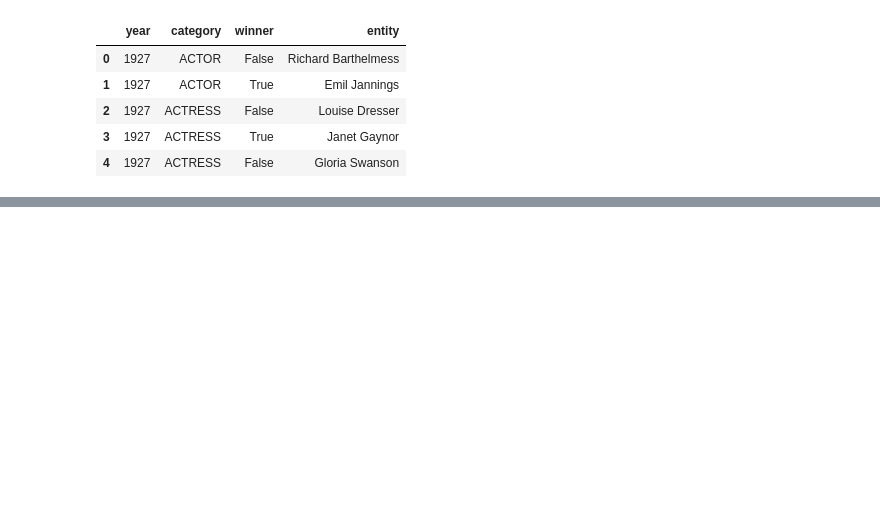
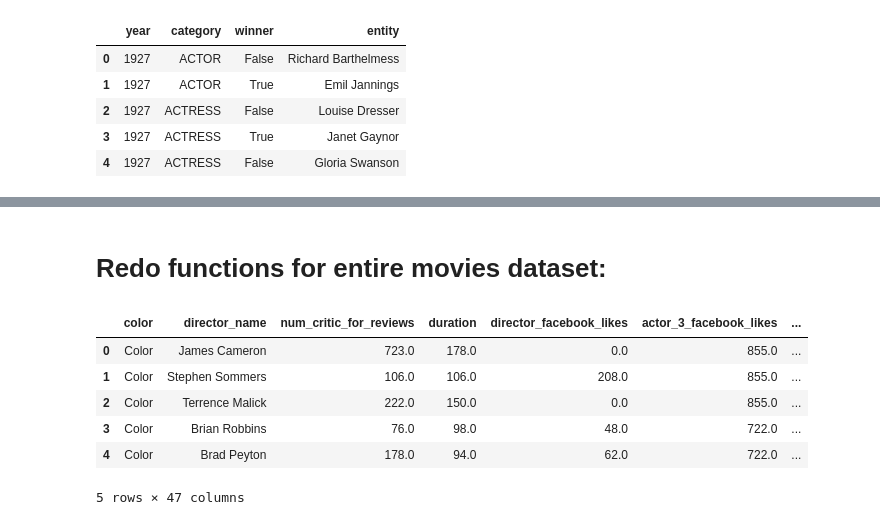
Before and after one commit to styrofomeBoots/project_3, a Jupyter notebook: Angie_notebook.ipynb, the cells around one changed output, grey strips where cells are left out. Saved outputs shown, nothing was run; the diff lists cells and outputs as text; code cells hidden in the pictures; blank space fills up the shorter version.

```diff
--- a/Angie_notebook.ipynb
+++ b/Angie_notebook.ipynb
@@ -6,7 +50,7 @@ from scipy.stats import linregress
 # %%
-# importing movie table
-movies = pd.read_csv("movie_metadata.csv")
-movies.head()
+# # importing movie table
+# movies = pd.read_csv("movie_metadata.csv")
+# movies.head()
 # %% [output]
 |  | color | director_name | num_critic_for_reviews | duration | director_facebook_likes | actor_3_facebook_likes | ... |
 | 0 | Color | James Cameron | 723.0 | 178.0 | 0.0 | 855.0 | ... |
@@ -97,0 +250,16 @@ movies2.head()
+# %% [markdown]
+# Redo functions for entire movies dataset:
+# %%
+# edit original df to change NaN to zero and change float to int
+movies2 = movies.copy(deep=True)
+movies2.fillna(0, inplace= True)
+movies2["title_year"] = movies2["title_year"].astype(int)
+movies2.head()
+# %% [output]
+|  | color | director_name | num_critic_for_reviews | duration | director_facebook_likes | actor_3_facebook_likes | ... |
+| 0 | Color | James Cameron | 723.0 | 178.0 | 0.0 | 855.0 | ... |
+| 1 | Color | Stephen Sommers | 106.0 | 106.0 | 208.0 | 855.0 | ... |
+| 2 | Color | Terrence Malick | 222.0 | 150.0 | 0.0 | 855.0 | ... |
+| 3 | Color | Brian Robbins | 76.0 | 98.0 | 48.0 | 722.0 | ... |
+| 4 | Color | Brad Peyton | 178.0 | 94.0 | 62.0 | 722.0 | ... |
+5 rows × 47 columns
```
Also changed, not shown: parts of 32 cells of this notebook, 1 other file.
